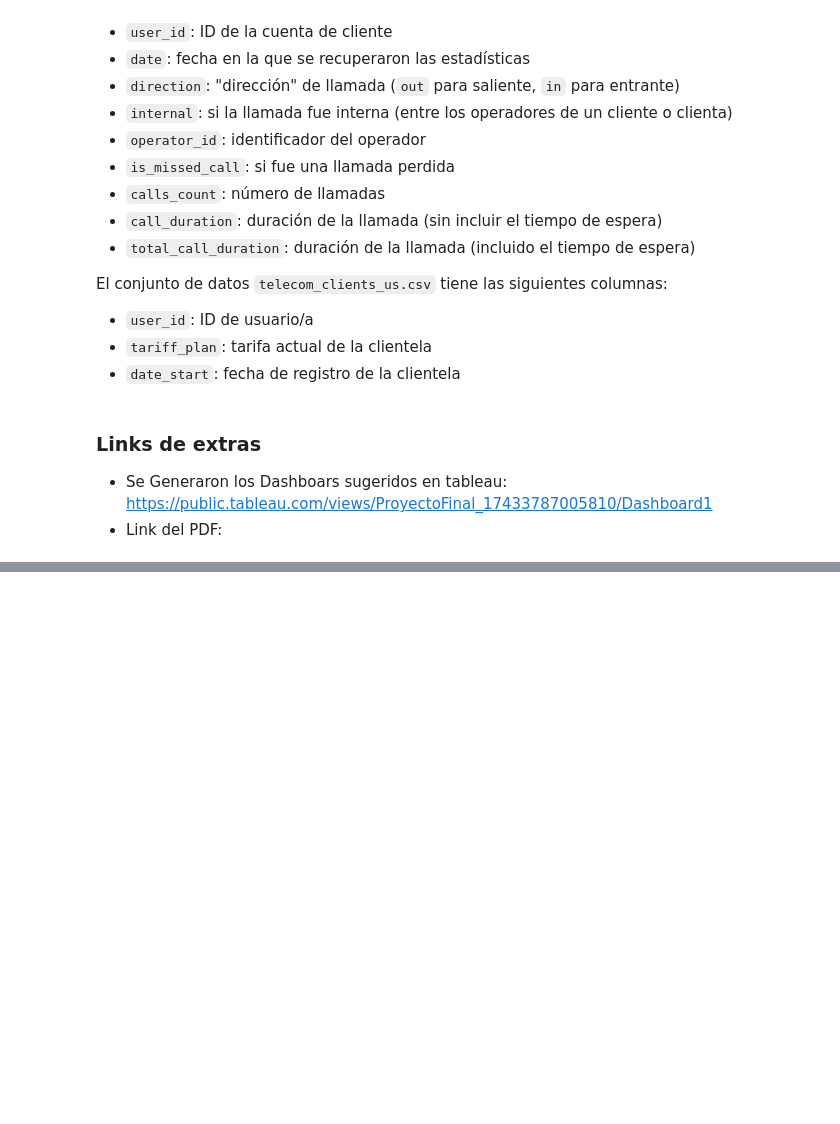
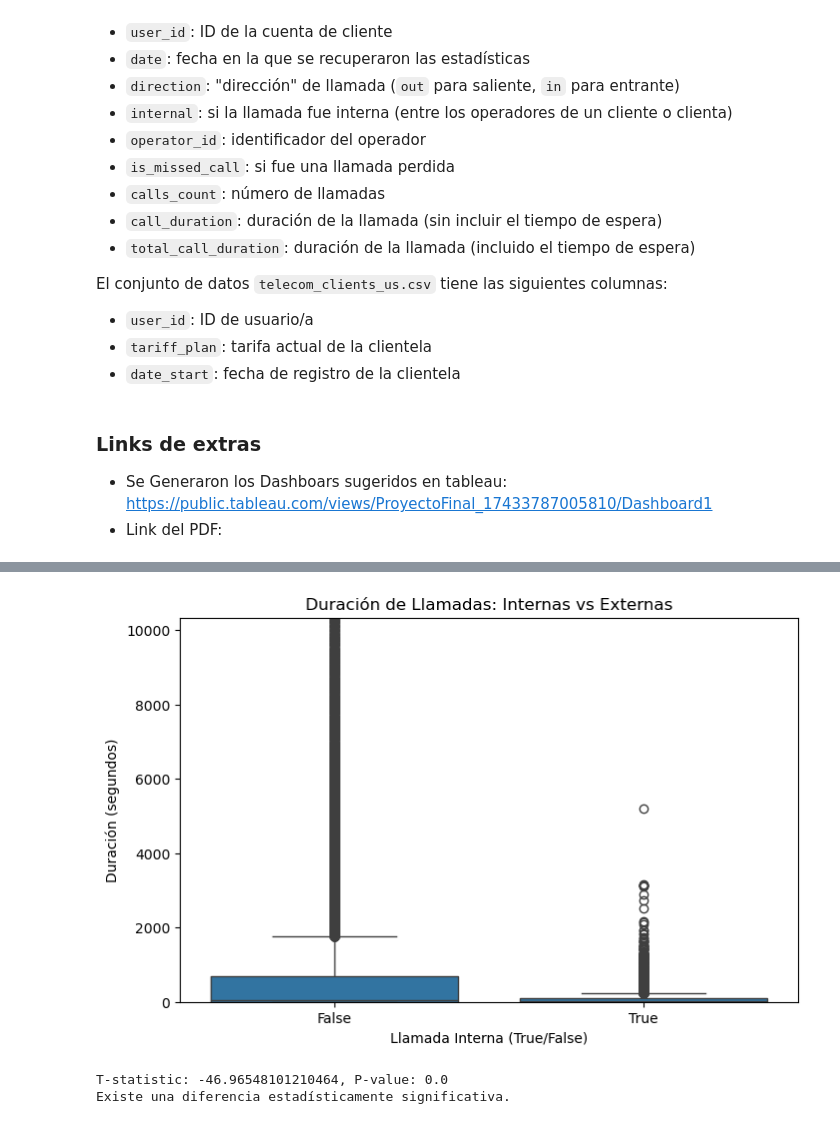
Before and after one commit to hukitan/tripleten, a Jupyter notebook: Proyectos_en_desarrollo/Proyecto Final/Proyecto Final.ipynb, the cells around one changed output, grey strips where cells are left out. Cells and saved outputs as stored; diff of their text form; code cells hidden in the pictures; blank space fills up the shorter version.

```diff
--- a/Proyectos_en_desarrollo/Proyecto Final/Proyecto Final.ipynb
+++ b/Proyectos_en_desarrollo/Proyecto Final/Proyecto Final.ipynb
@@ -71,0 +138,29 @@ def looks(datos):
+# %%
+plt.figure(figsize=(8, 5))
+sns.boxplot(x=telco_ds["internal"], y=telco_ds["call_duration"])
+plt.ylim(0, telco_ds["call_duration"].quantile(0.99))
+plt.title("Duración de Llamadas: Internas vs Externas")
+plt.xlabel("Llamada Interna (True/False)")
+plt.ylabel("Duración (segundos)")
+plt.show()
+# %% [output]
+[figure, added]
+# %%
+from scipy.stats import ttest_ind
+
+internas = telco_ds[telco_ds["internal"]
+                           == True]["call_duration"]
+externas = telco_ds[telco_ds["internal"]
+                           == False]["call_duration"]
+
+# Prueba t de Student
+t_stat, p_value = ttest_ind(internas, externas, equal_var=False)
+print(f"T-statistic: {t_stat}, P-value: {p_value}")
+
+if p_value < 0.05:
+    print("Existe una diferencia estadísticamente significativa.")
+else:
+    print("No hay una diferencia significativa.")
+# %% [output]
+T-statistic: -46.96548101210464, P-value: 0.0
+Existe una diferencia estadísticamente significativa.
```
Also changed, not shown: parts of 11 cells of this notebook.
